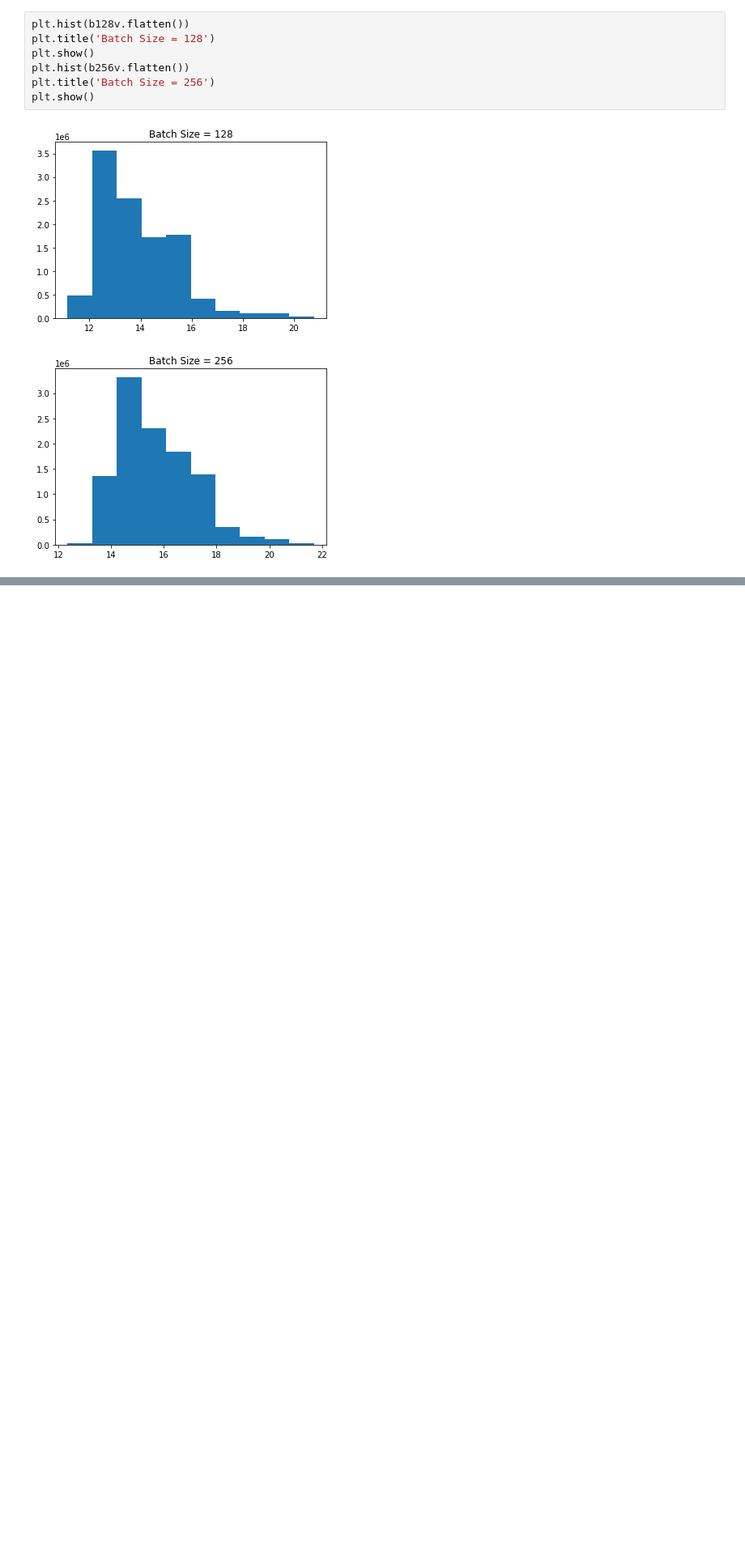
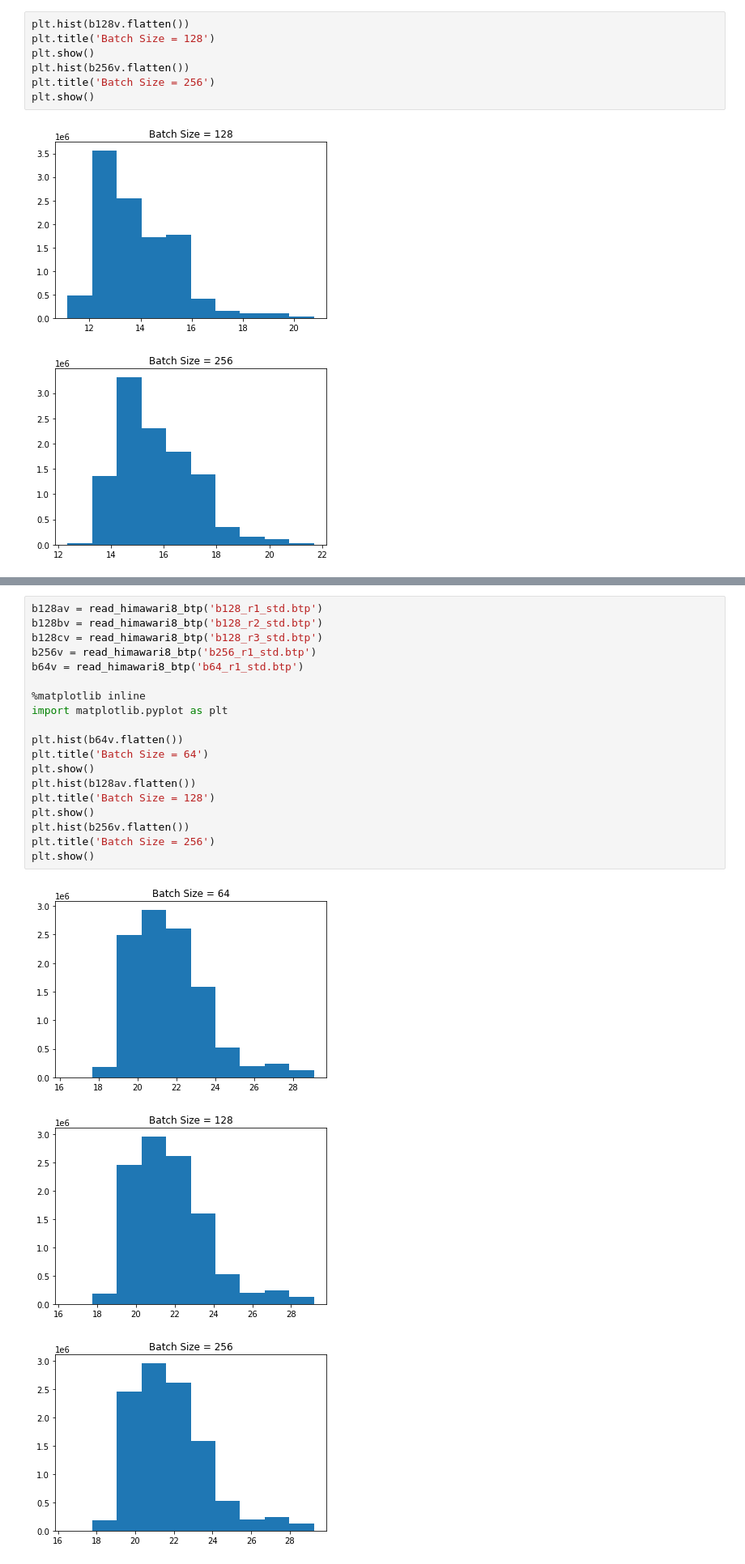
Before and after one commit to tingsyo/course_2020Q3_representation_learning, a Jupyter notebook: workspace/check_randomize_20170601.ipynb, the cells around one changed output, grey strips where cells are left out. Shown: that part at 81% size. Drawn from its saved outputs; the diff is of its cells as text; blank space fills up the shorter version.

```diff
--- a/workspace/check_randomize_20170601.ipynb
+++ b/workspace/check_randomize_20170601.ipynb
@@ -172,0 +174,23 @@ plt.show()
+# %%
+b128av = read_himawari8_btp('b128_r1_std.btp')
+b128bv = read_himawari8_btp('b128_r2_std.btp')
+b128cv = read_himawari8_btp('b128_r3_std.btp')
+b256v = read_himawari8_btp('b256_r1_std.btp')
+b64v = read_himawari8_btp('b64_r1_std.btp')
+
+%matplotlib inline
+import matplotlib.pyplot as plt
+
+plt.hist(b64v.flatten())
+plt.title('Batch Size = 64')
+plt.show()
+plt.hist(b128av.flatten())
+plt.title('Batch Size = 128')
+plt.show()
+plt.hist(b256v.flatten())
+plt.title('Batch Size = 256')
+plt.show()
+# %% [output]
+[figure, added]
+[figure, added]
+[figure, added]
```
Also changed, not shown: parts of 10 cells of this notebook, 1 other file.
